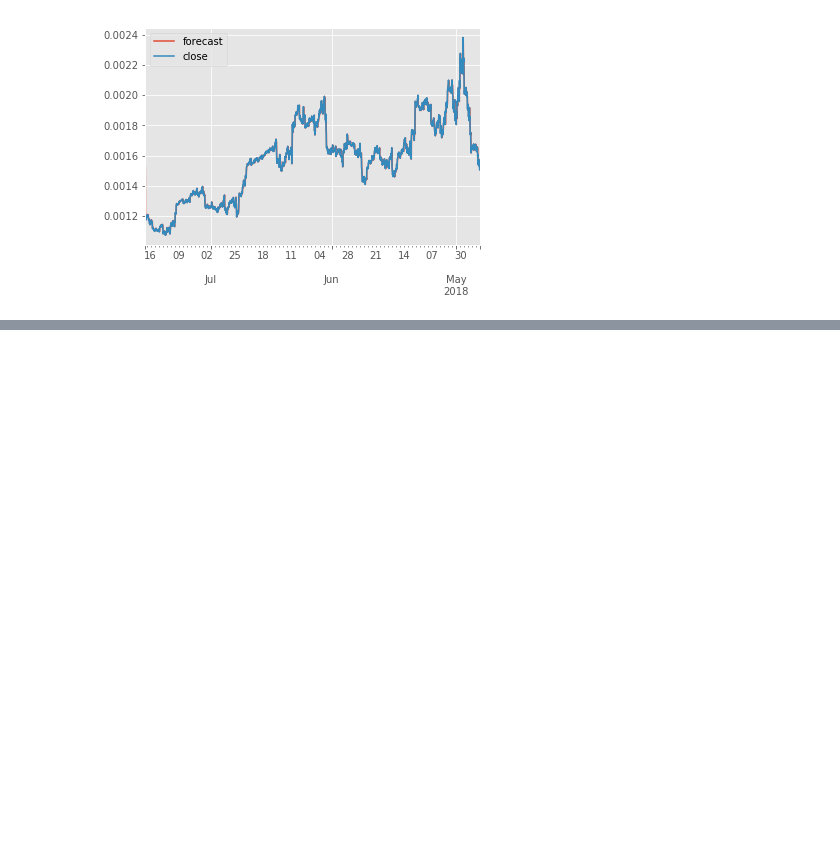
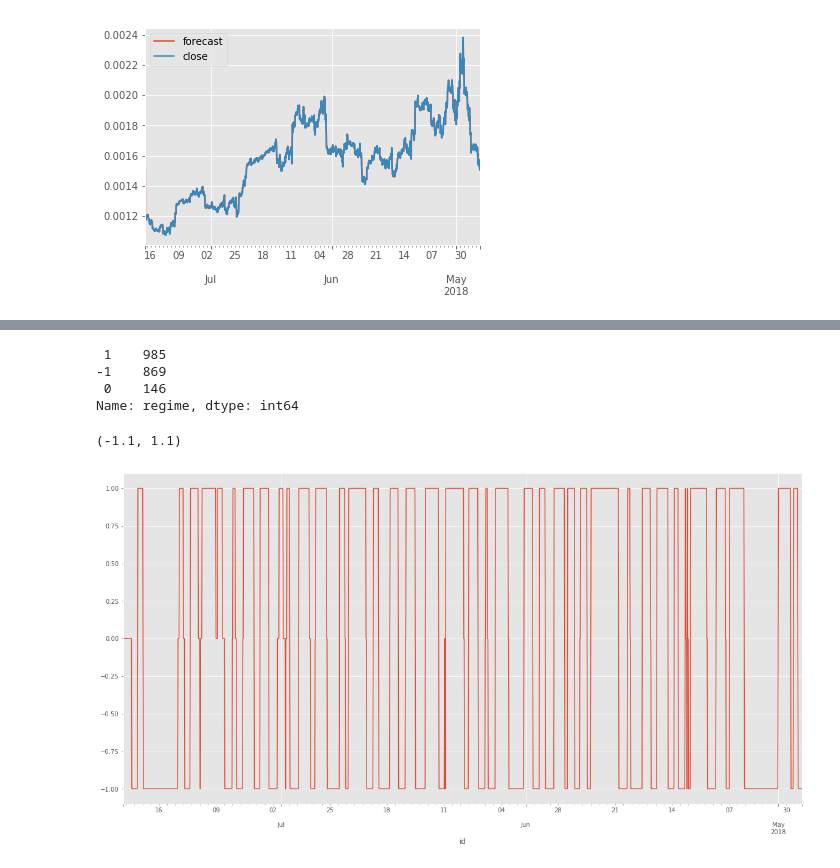
Before and after one commit to magicalne/cryptocurrency, a Jupyter notebook: huobi.ipynb, the cells around one changed output, grey strips where cells are left out. Drawn from its saved outputs; the diff is of its cells as text; code cells hidden in the pictures; blank space fills up the shorter version.

```diff
--- a/huobi.ipynb
+++ b/huobi.ipynb
@@ -986,0 +158,3 @@ def buy(df, index, look_back_prices, slope, profit):
+# %%
+btcusdt_df['12-26'] = btcusdt_df['12 ema'] - btcusdt_df['26 ema']
+btcusdt_df['12-26'].tail()
@@ -986,0 +169,16 @@ def buy(df, index, look_back_prices, slope, profit):
+# %%
+SD = 5
+btcusdt_df['regime'] = np.where(btcusdt_df['12-26'] > SD, 1, 0)
+btcusdt_df['regime'] = np.where(btcusdt_df['12-26'] < -SD, -1, btcusdt_df['regime'])
+btcusdt_df['regime'].value_counts()
+# %% [output]
+ 1    985
+-1    869
+ 0    146
+Name: regime, dtype: int64
+# %%
+btcusdt_df['regime'].plot(lw=1.5)
+plt.ylim([-1.1, 1.1])
+# %% [output]
+(-1.1, 1.1)
+[figure, added]
```
Also changed, not shown: parts of 86 cells of this notebook, 7 other files.
